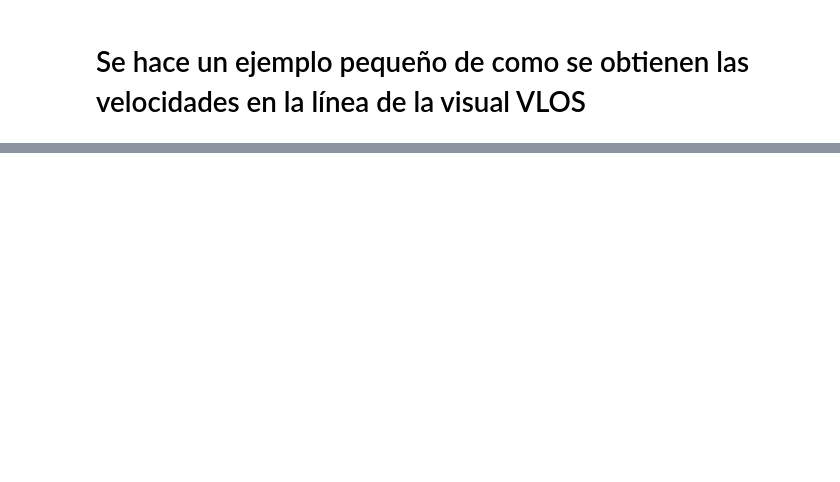
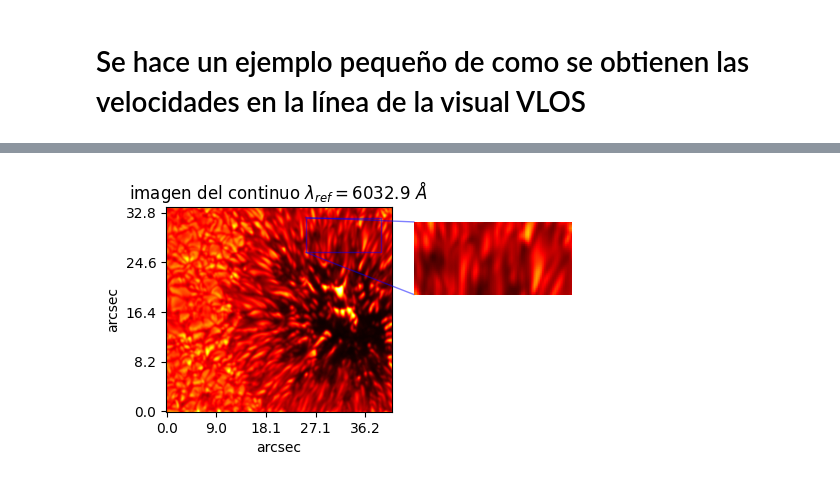
Before and after one commit to oscarcalv/Primer-Parcial-de-Fisica-Computacional, a Jupyter notebook: cuaderno_parcial.ipynb, the cells around one changed output, grey strips where cells are left out. Cells and saved outputs as stored; diff of their text form; code cells hidden in the pictures; blank space fills up the shorter version.

```diff
--- a/cuaderno_parcial.ipynb
+++ b/cuaderno_parcial.ipynb
@@ -186,0 +251,30 @@ plt.show()
+# %%
+###se introduce la imagen del continuo de la mancha solar analizada, en un zoom de la penumbra
+
+ax1 = plt.subplot2grid((2, 2), (0, 0), rowspan=2)
+im1=ax1.imshow(image_data[:,:,0,0],origin="lower",cmap="hot")
+axins = ax1.inset_axes([1.1, 0.5, 0.7, 0.5])
+axins.imshow(image_data[:,:,0,0], cmap="hot", origin="lower")
+axins.set_axis_off()
+x1,x2,y1,y2=140,xs-10,160,195
+axins.set_xlim(x1, x2)
+axins.set_ylim(y1, y2)
+
+xs_prima=np.arange(0,xs,50)
+xs_real=np.round(np.linspace(0,xs*0.16,len(xs_prima)),decimals=1)
+ys_prima=np.arange(0,ys,50)
+ys_real=np.round(np.linspace(0,ys*0.16,len(ys_prima)),decimals=1)
+plt.xticks(xs_prima,xs_real)
+plt.yticks(ys_prima,ys_real)
+plt.xlabel("arcsec")
+plt.ylabel("arcsec")
+ax1.indicate_inset_zoom(axins, edgecolor="blue")
+
+
+
+
+
+plt.title(r"imagen del continuo $\lambda_{ref}=6032.9$ $\AA$ ")
+plt.savefig("tratamiento_penumbra.pdf", bbox_inches="tight")
+# %% [output]
+[figure, added]
```
Also changed, not shown: parts of 12 cells of this notebook, 6 other files.
